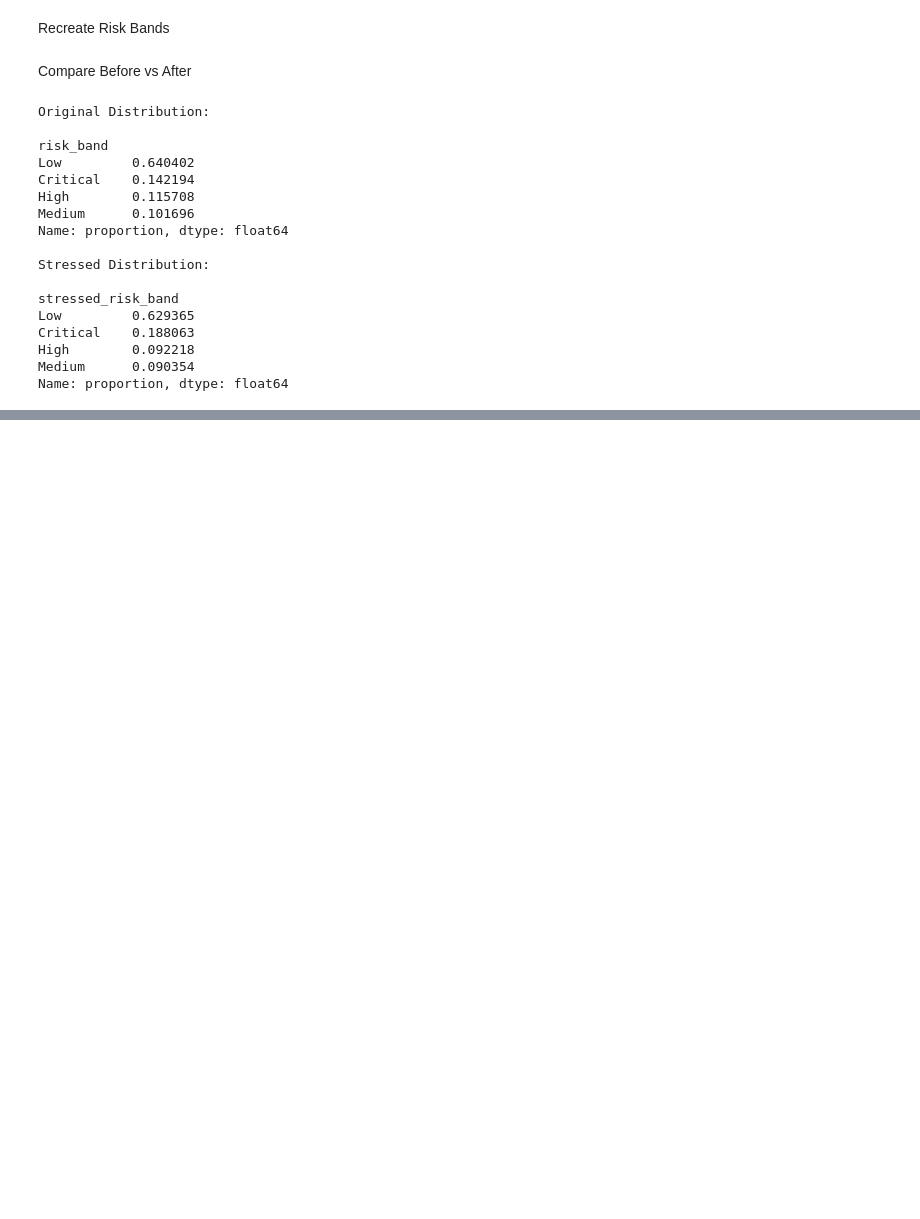
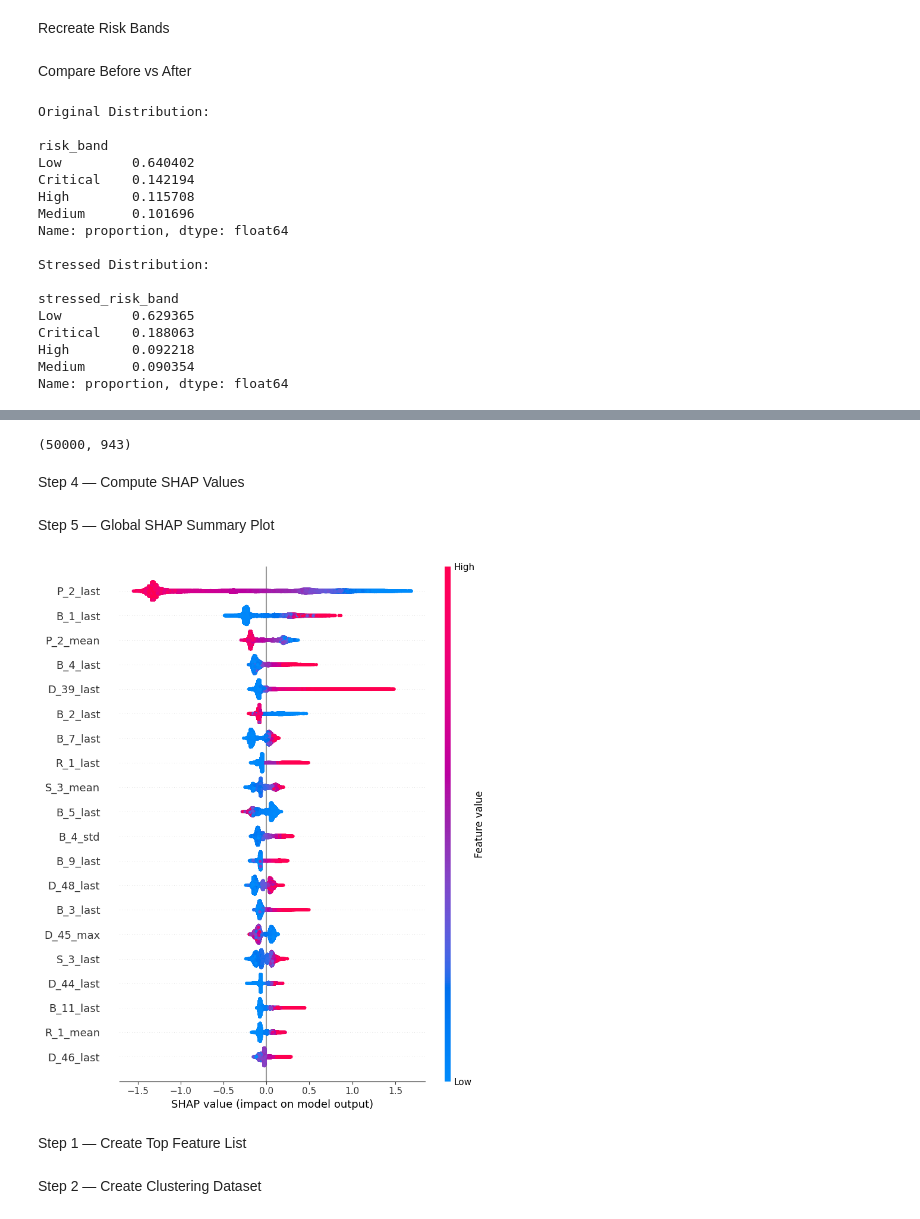
Before and after one commit to ishanrajani77/behavioral-credit-risk-early-warning-system, a Jupyter notebook: notebooks/00_data_audit.ipynb, the cells around one changed output, grey strips where cells are left out. Saved outputs shown, nothing was run; the diff lists cells and outputs as text; code cells hidden in the pictures; blank space fills up the shorter version.

```diff
--- a/notebooks/00_data_audit.ipynb
+++ b/notebooks/00_data_audit.ipynb
@@ -3166,0 +3206,4 @@ Name: proportion, dtype: float64
+# %%
+explainer = shap.TreeExplainer(
+    xgb_large
+)
@@ -3166,0 +3212,26 @@ Name: proportion, dtype: float64
+# %%
+sample_X = X_test_final.sample(
+    50000,
+    random_state=42
+)
+# %%
+sample_X.shape
+# %% [output]
+(50000, 943)
+# %% [markdown]
+Step 4 — Compute SHAP Values
+# %%
+shap_values = explainer.shap_values(
+    sample_X
+)
+# %% [markdown]
+Step 5 — Global SHAP Summary Plot
+# %%
+shap.summary_plot(
+    shap_values,
+    sample_X
+)
+# %% [output]
+[figure, added]
+# %% [markdown]
+Step 1 — Create Top Feature List
@@ -3166,0 +3251,2 @@ Name: proportion, dtype: float64
+# %% [markdown]
+Step 2 — Create Clustering Dataset
```
Also changed, not shown: parts of 23 cells of this notebook.
